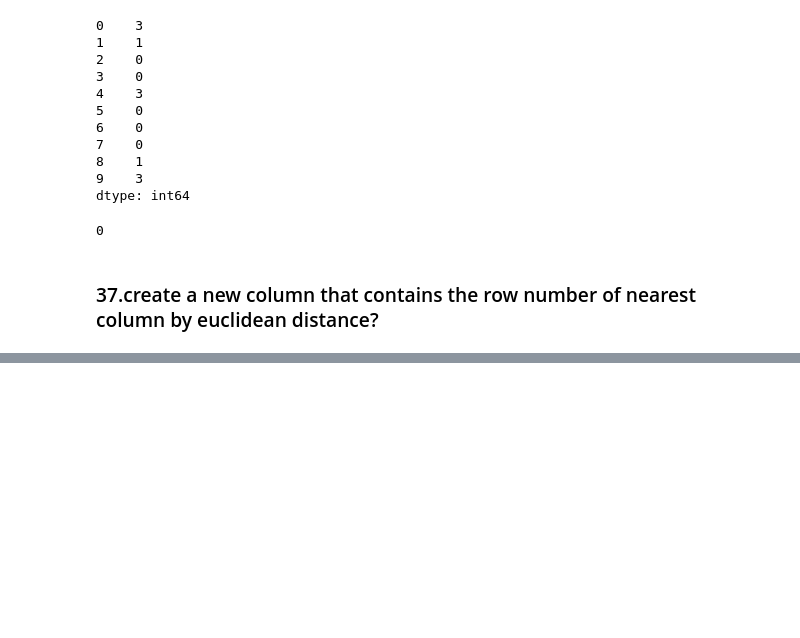
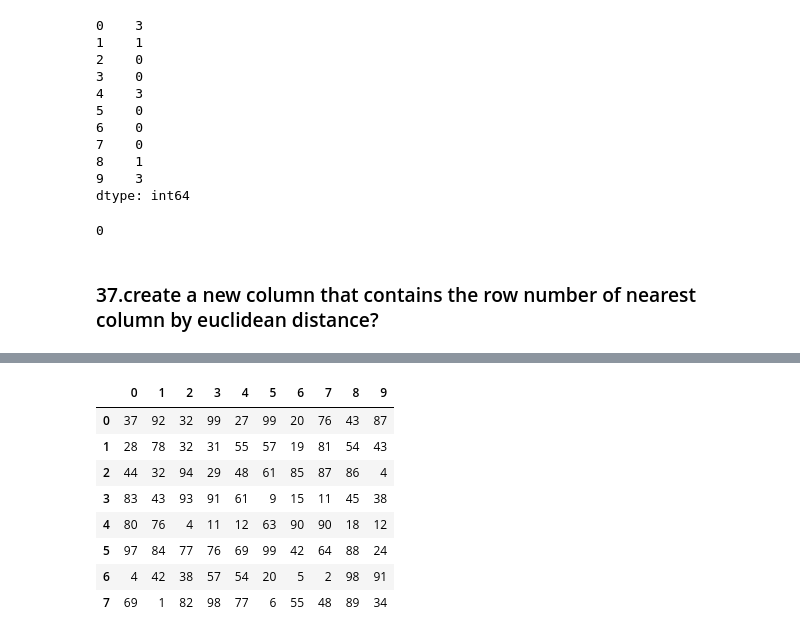
Before and after one commit to edging1218/CodingExercise, a Jupyter notebook: pandas_exercise.ipynb, the cells around one changed output, grey strips where cells are left out. Saved outputs shown, nothing was run; the diff lists cells and outputs as text; code cells hidden in the pictures; blank space fills up the shorter version.

```diff
--- a/pandas_exercise.ipynb
+++ b/pandas_exercise.ipynb
@@ -988,0 +1071,13 @@ df.apply(np.argmax, axis=1).value_counts().index[0]
+# %%
+df = pd.DataFrame(np.random.randint(1,100, 80).reshape(8, -1))
+df
+# %% [output]
+|  | 0 | 1 | 2 | 3 | 4 | 5 | 6 | 7 | 8 | 9 |
+| 0 | 37 | 92 | 32 | 99 | 27 | 99 | 20 | 76 | 43 | 87 |
+| 1 | 28 | 78 | 32 | 31 | 55 | 57 | 19 | 81 | 54 | 43 |
+| 2 | 44 | 32 | 94 | 29 | 48 | 61 | 85 | 87 | 86 | 4 |
+| 3 | 83 | 43 | 93 | 91 | 61 | 9 | 15 | 11 | 45 | 38 |
+| 4 | 80 | 76 | 4 | 11 | 12 | 63 | 90 | 90 | 18 | 12 |
+| 5 | 97 | 84 | 77 | 76 | 69 | 99 | 42 | 64 | 88 | 24 |
+| 6 | 4 | 42 | 38 | 57 | 54 | 20 | 5 | 2 | 98 | 91 |
+| 7 | 69 | 1 | 82 | 98 | 77 | 6 | 55 | 48 | 89 | 34 |
```
Also changed, not shown: parts of 45 cells of this notebook, 1 other file.
